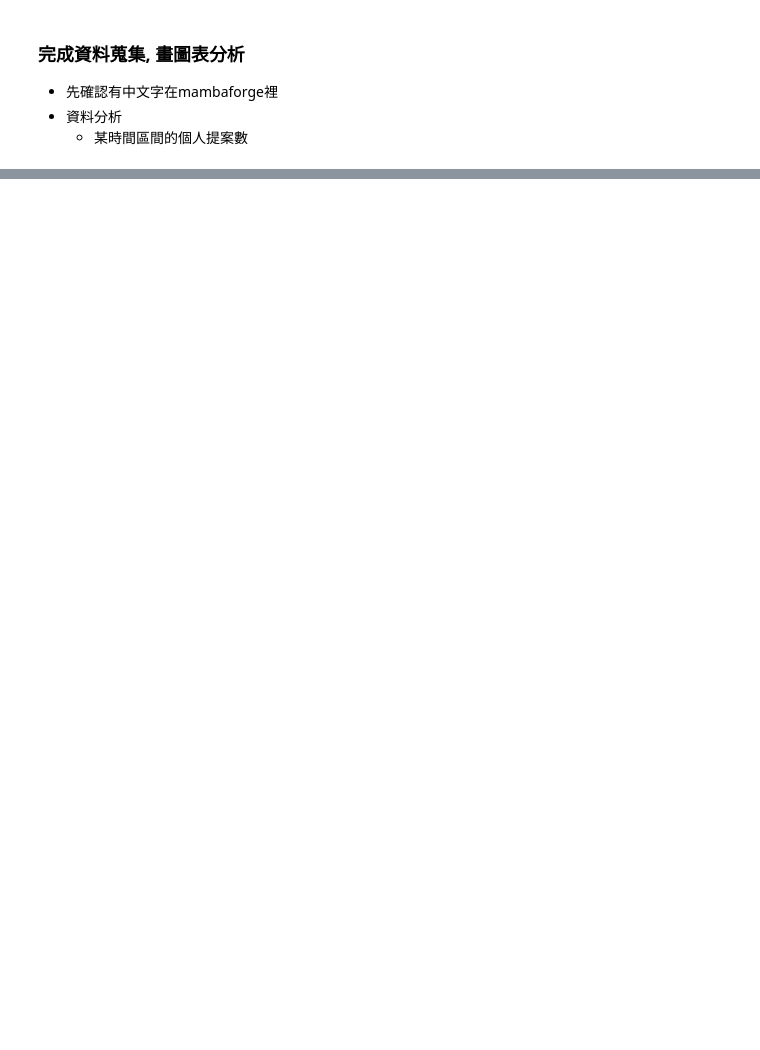
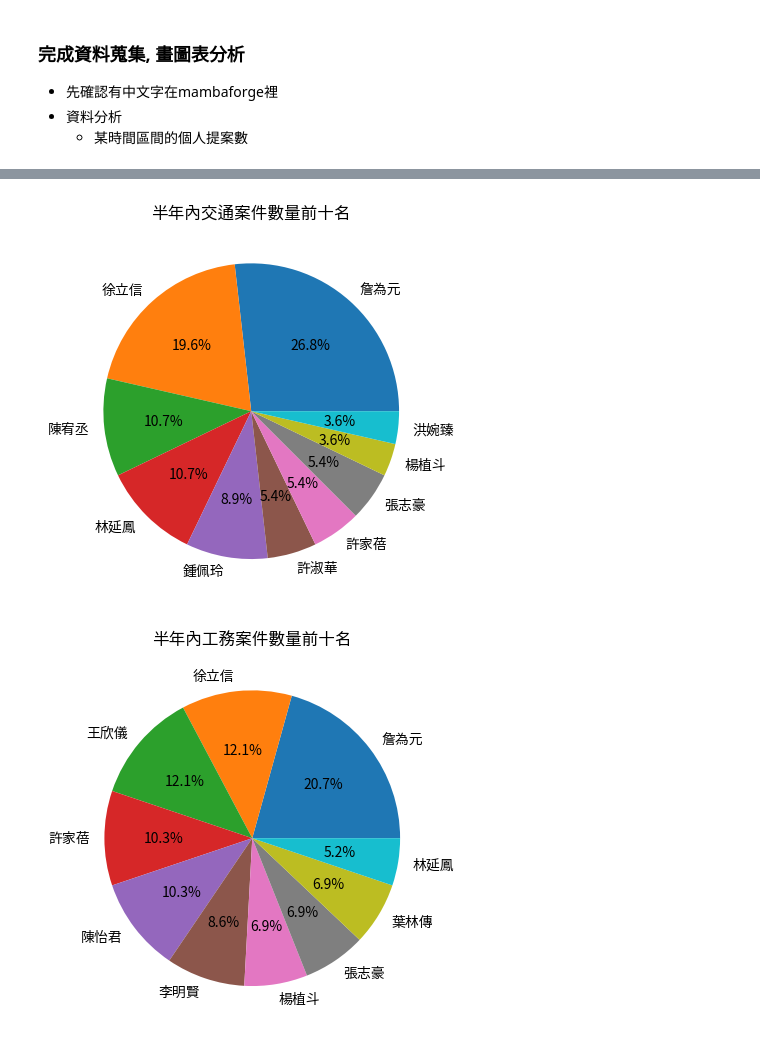
Before and after one commit to IJhuang929/web_crawler, a Jupyter notebook: main.ipynb, the cells around one changed output, grey strips where cells are left out. Drawn from its saved outputs; the diff is of its cells as text; code cells hidden in the pictures; blank space fills up the shorter version.

```diff
--- a/main.ipynb
+++ b/main.ipynb
@@ -276,0 +221,15 @@ df['Date']
+# %%
+''' 以部門分類 '''
+
+def filter_category_latest(_df, date_s='2023-05-30', date_e='2023-12-30', category="交通"):
+    df = _df.copy()
+    df_filtered = df.loc[(df['Date'] >= date_s) & (df['Date'] < date_e) & (df['Category']==category)]
+    name_cnt = df_filtered["Name"].value_counts()
+    print(f"2023後半年關於{category}部門書面質詢有: {len(df_filtered)} 筆")
+    print(f"針對{category}部門書面質詢前十名的人如下：")
+    print(name_cnt[:10])
+
+cats = ["交通", "工務", "警政衛生", "民政", "教育", "財政建設"]
+for c in cats:
+    filter_category_latest(df, category= c)
+    print("----------------------------------")
@@ -276,0 +278,21 @@ df['Date']
+# %%
+def pie_chart(df,category:str,name:str):
+    txt = df.index
+    n = df
+    plt.pie(n, labels=txt,autopct="%1.1f%%")
+    plt.title(f'半年內{category}案件數量前十名')
+    plt.savefig(f'{name}')
+    plt.show()
+
+def create_pie_chart(_df, category):
+    df = _df.copy()
+    df_filtered = df.loc[(df['Date'] >= '2023-06-30') & (df['Date'] < '2023-12-30') & (df['Category']==category)]
+    name_cnt = df_filtered["Name"].value_counts()
+    pie_chart(name_cnt.iloc[:10],category,f"halfyear_{category}")
+
+print("")
+for c in cats:
+    create_pie_chart(df, c)
+# %% [output]
+[figure, added]
+[figure, added]
```
Also changed, not shown: parts of 31 cells of this notebook, 11 other files.
